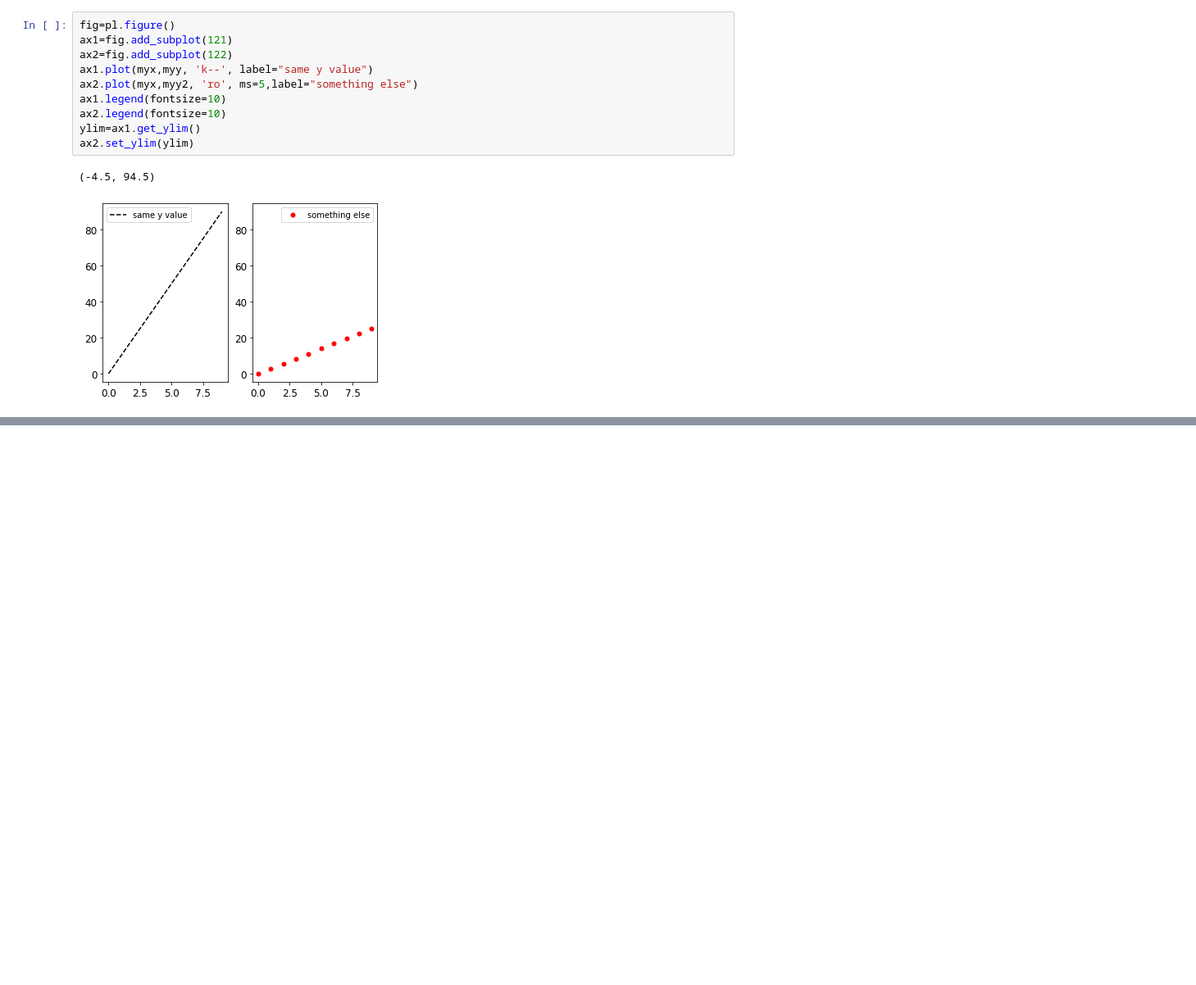
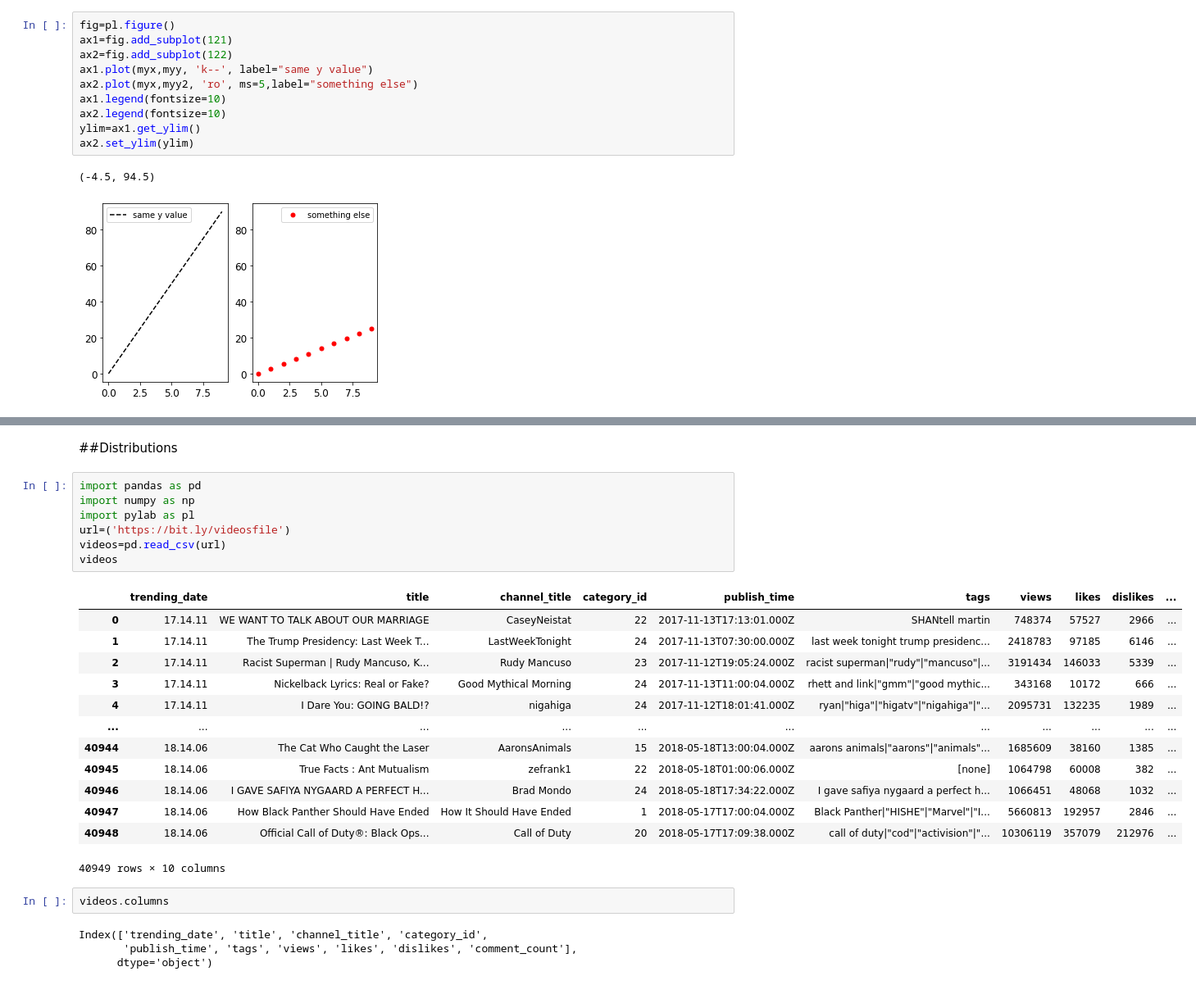
Before and after one commit to carlottaviappiani/MLPNS_CV, a Jupyter notebook: MLPNS23_bootcamp.ipynb, the cells around one changed output, grey strips where cells are left out. Shown at 82% size. Saved outputs shown, nothing was run; the diff lists cells and outputs as text; blank space fills up the shorter version.

```diff
--- a/MLPNS23_bootcamp.ipynb
+++ b/MLPNS23_bootcamp.ipynb
@@ -860,0 +899,29 @@ pl.colorbar()
+# %% [markdown]
+##Distributions
+# %%
+import pandas as pd
+import numpy as np
+import pylab as pl
+url=('https://bit.ly/videosfile')
+videos=pd.read_csv(url)
+videos
+# %% [output]
+|  | trending_date | title | channel_title | category_id | publish_time | tags | views | likes | dislikes | ... |
+| 0 | 17.14.11 | WE WANT TO TALK ABOUT OUR MARRIAGE | CaseyNeistat | 22 | 2017-11-13T17:13:01.000Z | SHANtell martin | 748374 | 57527 | 2966 | ... |
+| 1 | 17.14.11 | The Trump Presidency: Last Week T... | LastWeekTonight | 24 | 2017-11-13T07:30:00.000Z | last week tonight trump presidenc... | 2418783 | 97185 | 6146 | ... |
+| 2 | 17.14.11 | Racist Superman | Rudy Mancuso, K... | Rudy Mancuso | 23 | 2017-11-12T19:05:24.000Z | racist superman|"rudy"|"mancuso"|... | 3191434 | 146033 | 5339 | ... |
+| 3 | 17.14.11 | Nickelback Lyrics: Real or Fake? | Good Mythical Morning | 24 | 2017-11-13T11:00:04.000Z | rhett and link|"gmm"|"good mythic... | 343168 | 10172 | 666 | ... |
+| 4 | 17.14.11 | I Dare You: GOING BALD!? | nigahiga | 24 | 2017-11-12T18:01:41.000Z | ryan|"higa"|"higatv"|"nigahiga"|"... | 2095731 | 132235 | 1989 | ... |
+| ... | ... | ... | ... | ... | ... | ... | ... | ... | ... | ... |
+| 40944 | 18.14.06 | The Cat Who Caught the Laser | AaronsAnimals | 15 | 2018-05-18T13:00:04.000Z | aarons animals|"aarons"|"animals"... | 1685609 | 38160 | 1385 | ... |
+| 40945 | 18.14.06 | True Facts : Ant Mutualism | zefrank1 | 22 | 2018-05-18T01:00:06.000Z | [none] | 1064798 | 60008 | 382 | ... |
+| 40946 | 18.14.06 | I GAVE SAFIYA NYGAARD A PERFECT H... | Brad Mondo | 24 | 2018-05-18T17:34:22.000Z | I gave safiya nygaard a perfect h... | 1066451 | 48068 | 1032 | ... |
+| 40947 | 18.14.06 | How Black Panther Should Have Ended | How It Should Have Ended | 1 | 2018-05-17T17:00:04.000Z | Black Panther|"HISHE"|"Marvel"|"I... | 5660813 | 192957 | 2846 | ... |
+| 40948 | 18.14.06 | Official Call of Duty®: Black Ops... | Call of Duty | 20 | 2018-05-17T17:09:38.000Z | call of duty|"cod"|"activision"|"... | 10306119 | 357079 | 212976 | ... |
+40949 rows × 10 columns
+# %%
+videos.columns
+# %% [output]
+Index(['trending_date', 'title', 'channel_title', 'category_id',
+       'publish_time', 'tags', 'views', 'likes', 'dislikes', 'comment_count'],
+      dtype='object')
```
Also changed, not shown: parts of 24 cells of this notebook.
